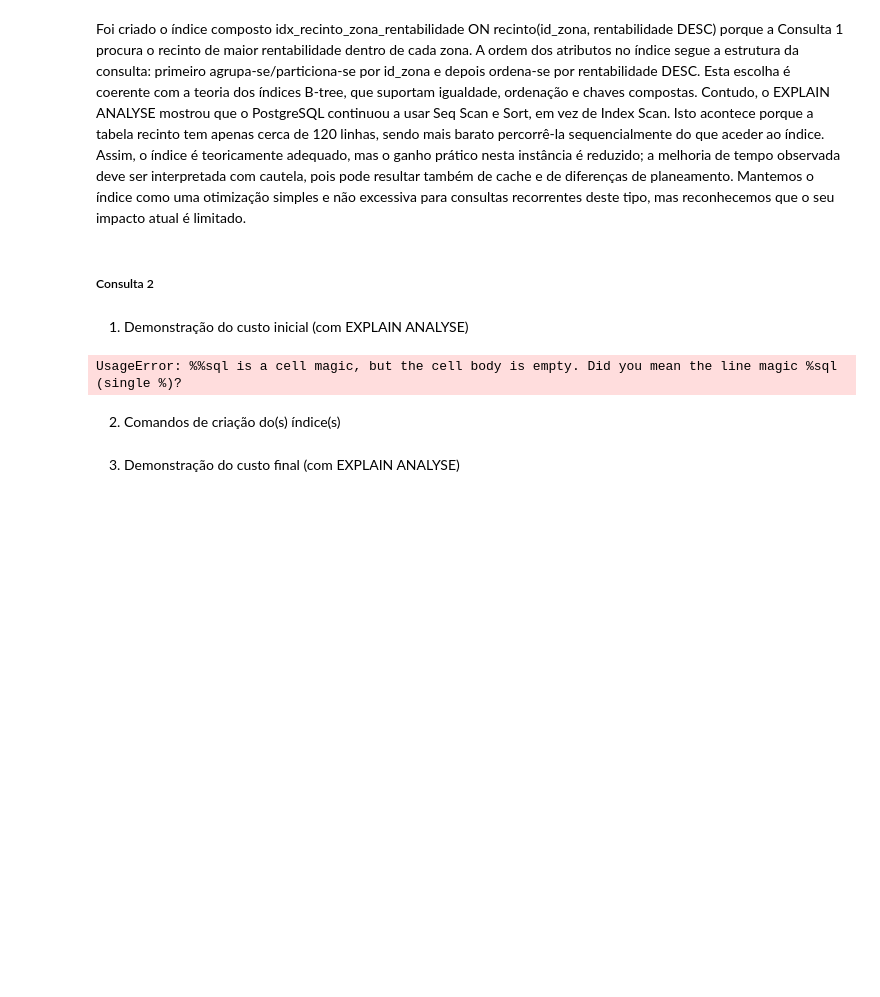
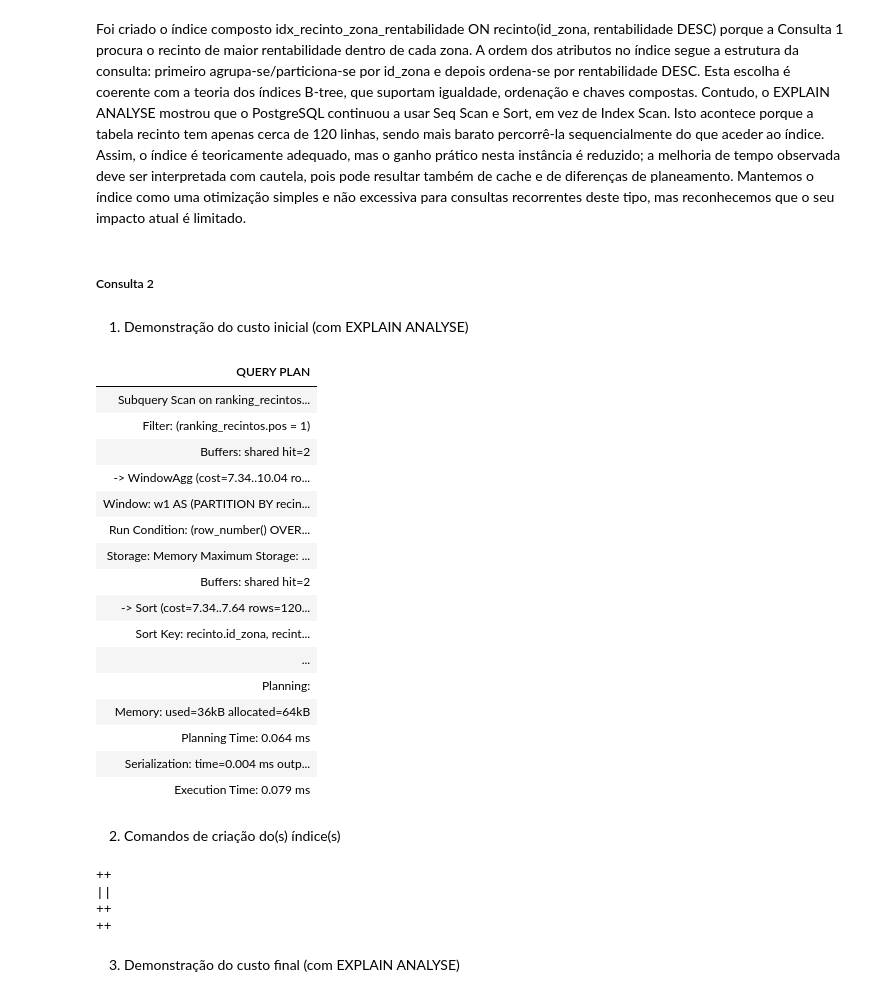
Before and after one commit to Lopes2005/bd-zoo, a Jupyter notebook: entrega-bd-02-GG.ipynb, the cells around one changed output. Cells and saved outputs as stored; diff of their text form; code cells hidden in the pictures; blank space fills up the shorter version.

```diff
--- a/entrega-bd-02-46.ipynb
+++ b/entrega-bd-02-GG.ipynb
@@ -2750,12 +2750,53 @@ Foi criado o índice composto idx_recinto_zona_rentabilidade ON recinto(id_zona,
 1. Demonstração do custo inicial (com EXPLAIN ANALYSE)
 # %%
 %%sql zoo
+EXPLAIN (ANALYZE, BUFFERS, MEMORY, SERIALIZE)
+WITH ranking_recintos AS (
+    SELECT
+        id_zona,
+        id_recinto,
+        rentabilidade,
+        ROW_NUMBER() OVER (PARTITION BY id_zona ORDER BY rentabilidade DESC, id_recinto ASC) AS pos
+    FROM recinto
+)
+SELECT
+    id_zona,
+    id_recinto,
+    rentabilidade
+FROM ranking_recintos
+WHERE pos = 1
+ORDER BY id_zona;
 # %% [output]
-UsageError: %%sql is a cell magic, but the cell body is empty. Did you mean the line magic %sql (single %)?
+| QUERY PLAN |
+| Subquery Scan on ranking_recintos... |
+| Filter: (ranking_recintos.pos = 1) |
+| Buffers: shared hit=2 |
+| -> WindowAgg (cost=7.34..10.04 ro... |
+| Window: w1 AS (PARTITION BY recin... |
+| Run Condition: (row_number() OVER... |
+| Storage: Memory Maximum Storage: ... |
+| Buffers: shared hit=2 |
+| -> Sort (cost=7.34..7.64 rows=120... |
+| Sort Key: recinto.id_zona, recint... |
+| ... |
+| Planning: |
+| Memory: used=36kB allocated=64kB |
+| Planning Time: 0.064 ms |
+| Serialization: time=0.004 ms outp... |
+| Execution Time: 0.079 ms |
 # %% [markdown]
 2. Comandos de criação do(s) índice(s)
 # %%
 %%sql zoo
+CREATE INDEX idx_vendas_zoo_zona_bid
+ON vendas_zoo (id_zona, bid);
+
+ANALYZE vendas_zoo;
+# %% [output]
+++
+||
+++
+++
 # %% [markdown]
 3. Demonstração do custo final (com EXPLAIN ANALYSE)
 # %%
```
Also changed, not shown: parts of 5 cells of this notebook.
